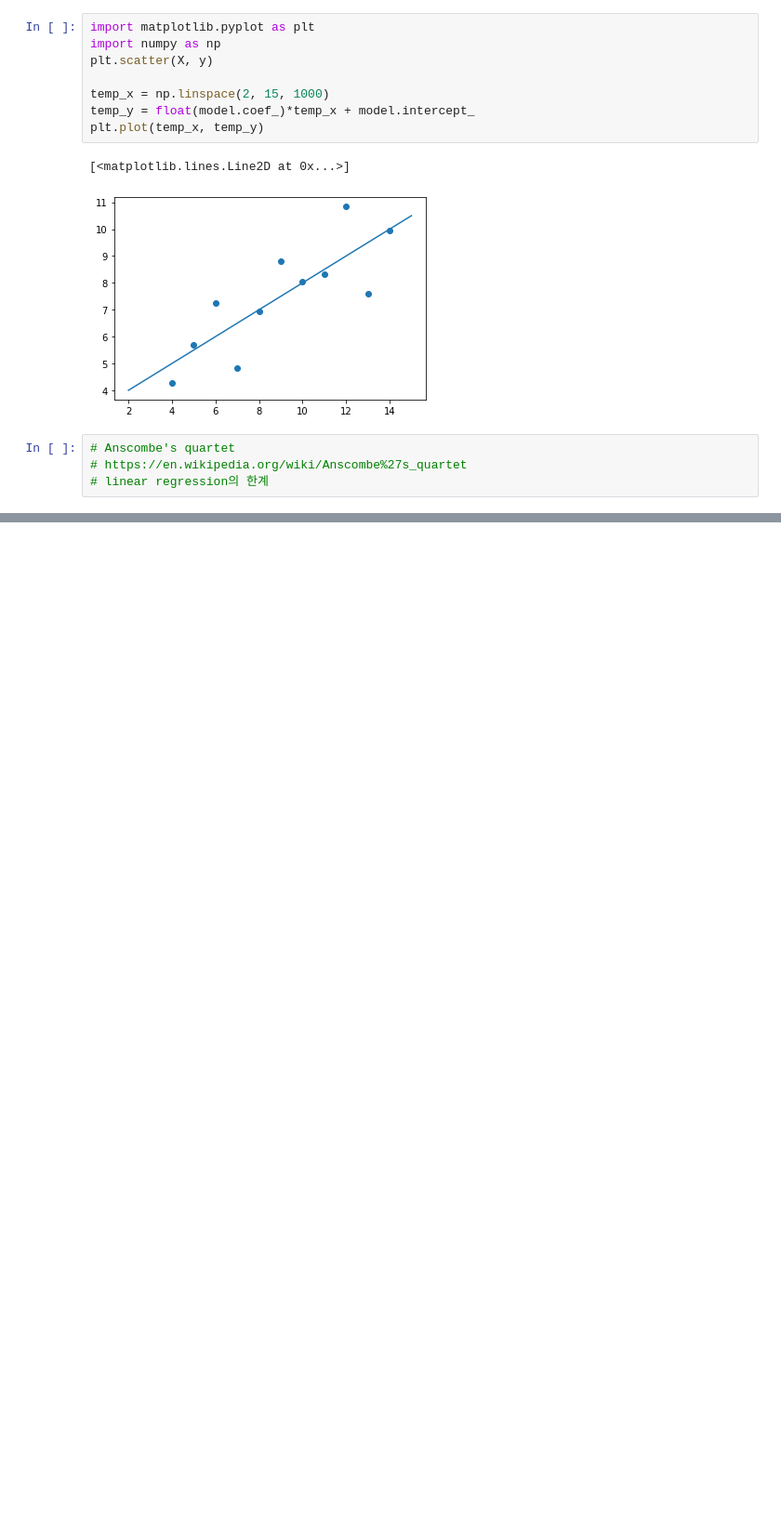
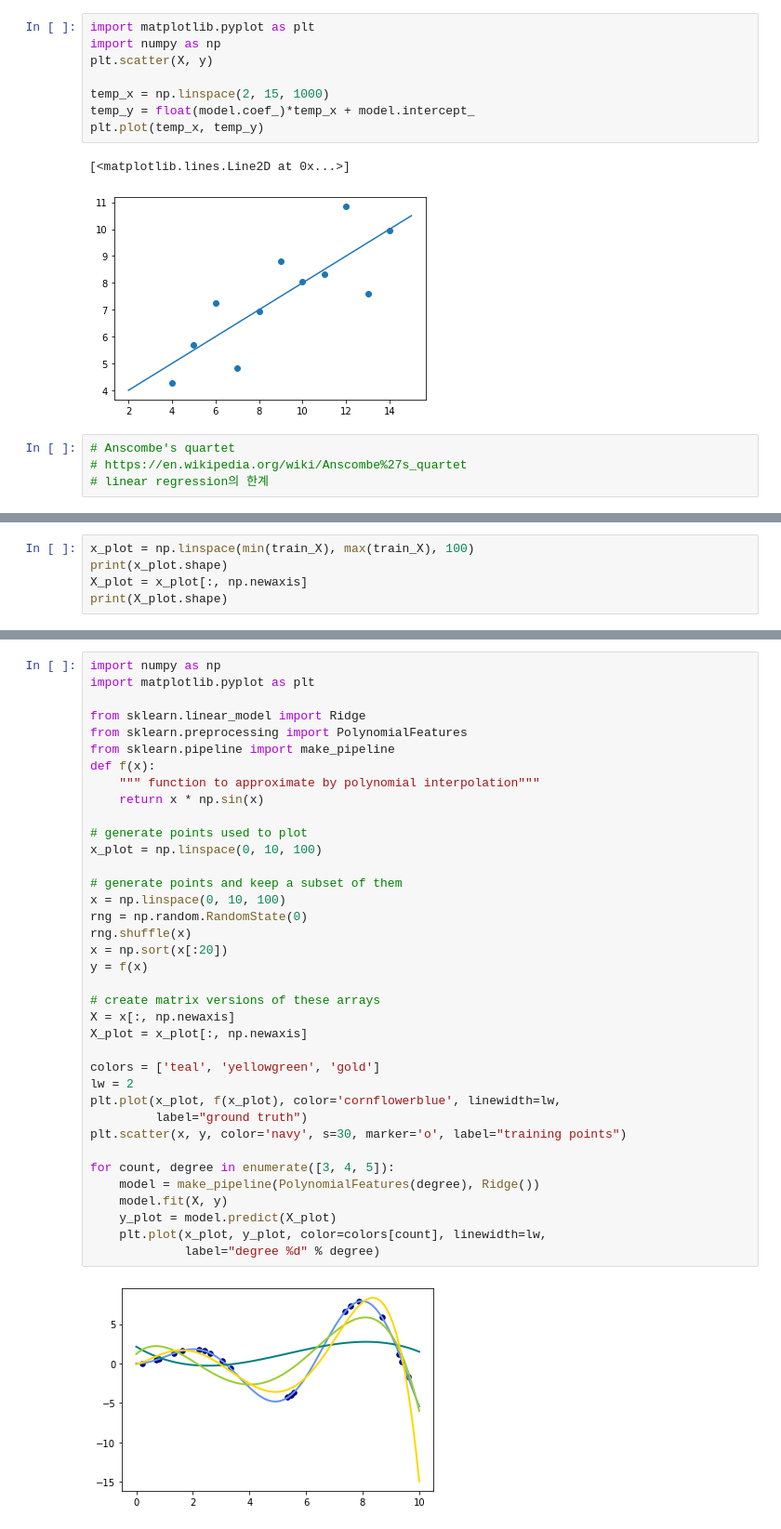
Before and after one commit to curieuxjy/Python, a Jupyter notebook: Machine Learning/Supervised Learning.ipynb, the cells around one changed output, grey strips where cells are left out. Shown: that part at 93% size. Saved outputs shown, nothing was run; the diff lists cells and outputs as text; blank space fills up the shorter version.

```diff
--- a/Machine Learning/Supervised Learning.ipynb
+++ b/Machine Learning/Supervised Learning.ipynb
@@ -167,0 +187,5 @@ print(mean_squared_error(test_pred_y, test_y))
+# %%
+x_plot = np.linspace(min(train_X), max(train_X), 100)
+print(x_plot.shape)
+X_plot = x_plot[:, np.newaxis]
+print(X_plot.shape)
@@ -167,0 +222,39 @@ print(mean_squared_error(test_pred_y, test_y))
+# %%
+import numpy as np
+import matplotlib.pyplot as plt
+
+from sklearn.linear_model import Ridge
+from sklearn.preprocessing import PolynomialFeatures
+from sklearn.pipeline import make_pipeline
+def f(x):
+    """ function to approximate by polynomial interpolation"""
+    return x * np.sin(x)
+
+# generate points used to plot
+x_plot = np.linspace(0, 10, 100)
+
+# generate points and keep a subset of them
+x = np.linspace(0, 10, 100)
+rng = np.random.RandomState(0)
+rng.shuffle(x)
+x = np.sort(x[:20])
+y = f(x)
+
+# create matrix versions of these arrays
+X = x[:, np.newaxis]
+X_plot = x_plot[:, np.newaxis]
+
+colors = ['teal', 'yellowgreen', 'gold']
+lw = 2
+plt.plot(x_plot, f(x_plot), color='cornflowerblue', linewidth=lw,
+         label="ground truth")
+plt.scatter(x, y, color='navy', s=30, marker='o', label="training points")
+
+for count, degree in enumerate([3, 4, 5]):
+    model = make_pipeline(PolynomialFeatures(degree), Ridge())
+    model.fit(X, y)
+    y_plot = model.predict(X_plot)
+    plt.plot(x_plot, y_plot, color=colors[count], linewidth=lw,
+             label="degree %d" % degree)
+# %% [output]
+[figure, added]
```
Also changed, not shown: parts of 9 cells of this notebook.
